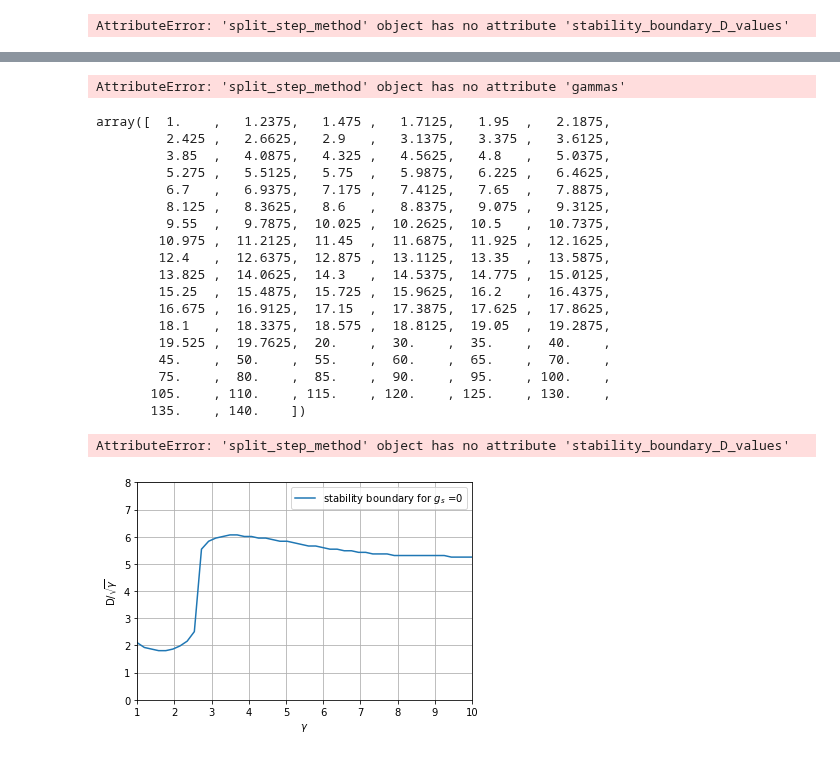
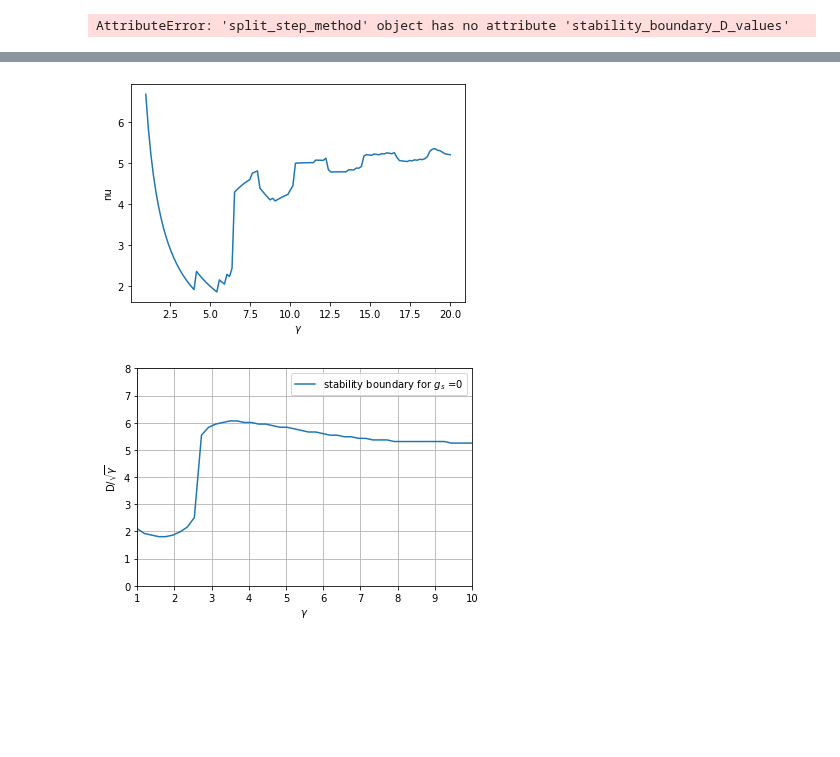
Before and after one commit to DavidStrachan1/BEC-of-dipolar-atoms-simulations, a Jupyter notebook: BEC project.ipynb, the cells around one changed output, grey strips where cells are left out. Cells and saved outputs as stored; diff of their text form; code cells hidden in the pictures; blank space fills up the shorter version.

```diff
--- a/BEC project.ipynb
+++ b/BEC project.ipynb
@@ -1215,52 +1270,28 @@ array([ 14. ,  17.5,  14. ,  14. ,  14. ,  14. ,  14. ,  14. ,  10.5,
-# %%
-
-plt.plot(method.gammas,method.stability_boundary_D_values,label= 'stability boundary for $g_{s}$ ='+str(0))
-plt.xlabel('$\gamma$')
-plt.ylabel('D/'+'$\sqrt{\gamma}$')
-plt.grid()
-plt.legend()
-plt.ylim(0,np.max(method.Ds))
-plt.xlim(method.gamma_range_start_purely_dipolar_stability,method.gamma_range_end_purely_dipolar_stability_high_gamma)
-plt.show() ##plots the stability boundary for D against gamma
-# %% [output]
-AttributeError: 'split_step_method' object has no attribute 'gammas'
-# %%
-gamma_res_purely_dipolar_stability_low_gamma_ = 81
-gamma_res_purely_dipolar_stability_high_gamma_ = 23
-gamma_range_start_purely_dipolar_stability_ = 1
-gamma_range_end_purely_dipolar_stability_low_gamma_=20
-gamma_range_end_purely_dipolar_stability_high_gamma_ = 140
-low_gammas = np.linspace(gamma_range_start_purely_dipolar_stability_,
-                                  gamma_range_end_purely_dipolar_stability_low_gamma_,
-                                  gamma_res_purely_dipolar_stability_low_gamma_)
-high_gammas = np.linspace(gamma_range_end_purely_dipolar_stability_low_gamma_+10,
-                                 gamma_range_end_purely_dipolar_stability_high_gamma_,
-                                  gamma_res_purely_dipolar_stability_high_gamma_)
-gammas = np.append(low_gammas,high_gammas)
-gammas
-# %% [output]
-array([  1.    ,   1.2375,   1.475 ,   1.7125,   1.95  ,   2.1875,
-         2.425 ,   2.6625,   2.9   ,   3.1375,   3.375 ,   3.6125,
-         3.85  ,   4.0875,   4.325 ,   4.5625,   4.8   ,   5.0375,
-         5.275 ,   5.5125,   5.75  ,   5.9875,   6.225 ,   6.4625,
-         6.7   ,   6.9375,   7.175 ,   7.4125,   7.65  ,   7.8875,
-         8.125 ,   8.3625,   8.6   ,   8.8375,   9.075 ,   9.3125,
-         9.55  ,   9.7875,  10.025 ,  10.2625,  10.5   ,  10.7375,
-        10.975 ,  11.2125,  11.45  ,  11.6875,  11.925 ,  12.1625,
-        12.4   ,  12.6375,  12.875 ,  13.1125,  13.35  ,  13.5875,
-        13.825 ,  14.0625,  14.3   ,  14.5375,  14.775 ,  15.0125,
-        15.25  ,  15.4875,  15.725 ,  15.9625,  16.2   ,  16.4375,
-        16.675 ,  16.9125,  17.15  ,  17.3875,  17.625 ,  17.8625,
-        18.1   ,  18.3375,  18.575 ,  18.8125,  19.05  ,  19.2875,
-        19.525 ,  19.7625,  20.    ,  30.    ,  35.    ,  40.    ,
-        45.    ,  50.    ,  55.    ,  60.    ,  65.    ,  70.    ,
-        75.    ,  80.    ,  85.    ,  90.    ,  95.    , 100.    ,
-       105.    , 110.    , 115.    , 120.    , 125.    , 130.    ,
-       135.    , 140.    ])
-# %%
-method.stability_boundary_D_values
-# %% [output]
-AttributeError: 'split_step_method' object has no attribute 'stability_boundary_D_values'
+# %%
+# qwe = pd.read_excel("C:\\Users\\david\\Documents\\stability_boundary_for purely dipolar gas_data.xlsx", header = None)
+
+# qwe = np.delete(qwe.values,0,1)
+Ds = method.stability_boundary_D_values
+gammas = method.gammas
+D_primed= Ds/np.sqrt(gammas)
+D_primed *= 15*2/3
+D_primed = D_primed**0.6
+D_primed *= 2/3
+D_primed /= gammas**0.6
+
+
+
+
+
+
+#plt.plot(gammas,D_primed)
+plt.plot(gammas,D_primed)
+plt.xlabel('$\gamma$')
+plt.ylabel('nu')
+plt.show()
+#plt.plot(qwe[1][:70],qwe[2][:70])
+# %% [output]
+[figure, added]
 # %%
 boundary_D_values = method.stability_boundary_D_values
 boundary_gamma_values = method.gammas
```
Also changed, not shown: parts of 8 cells of this notebook.
